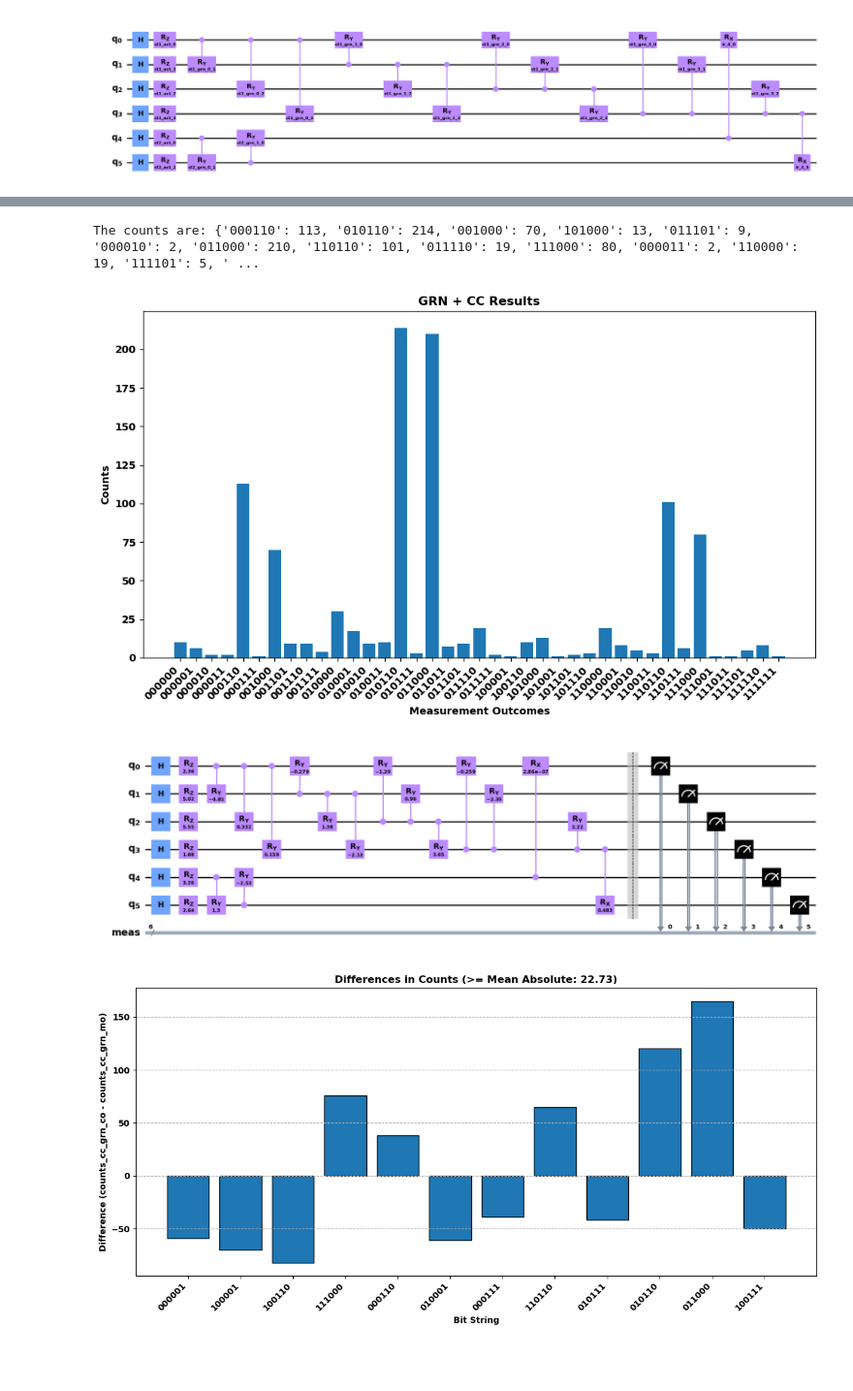
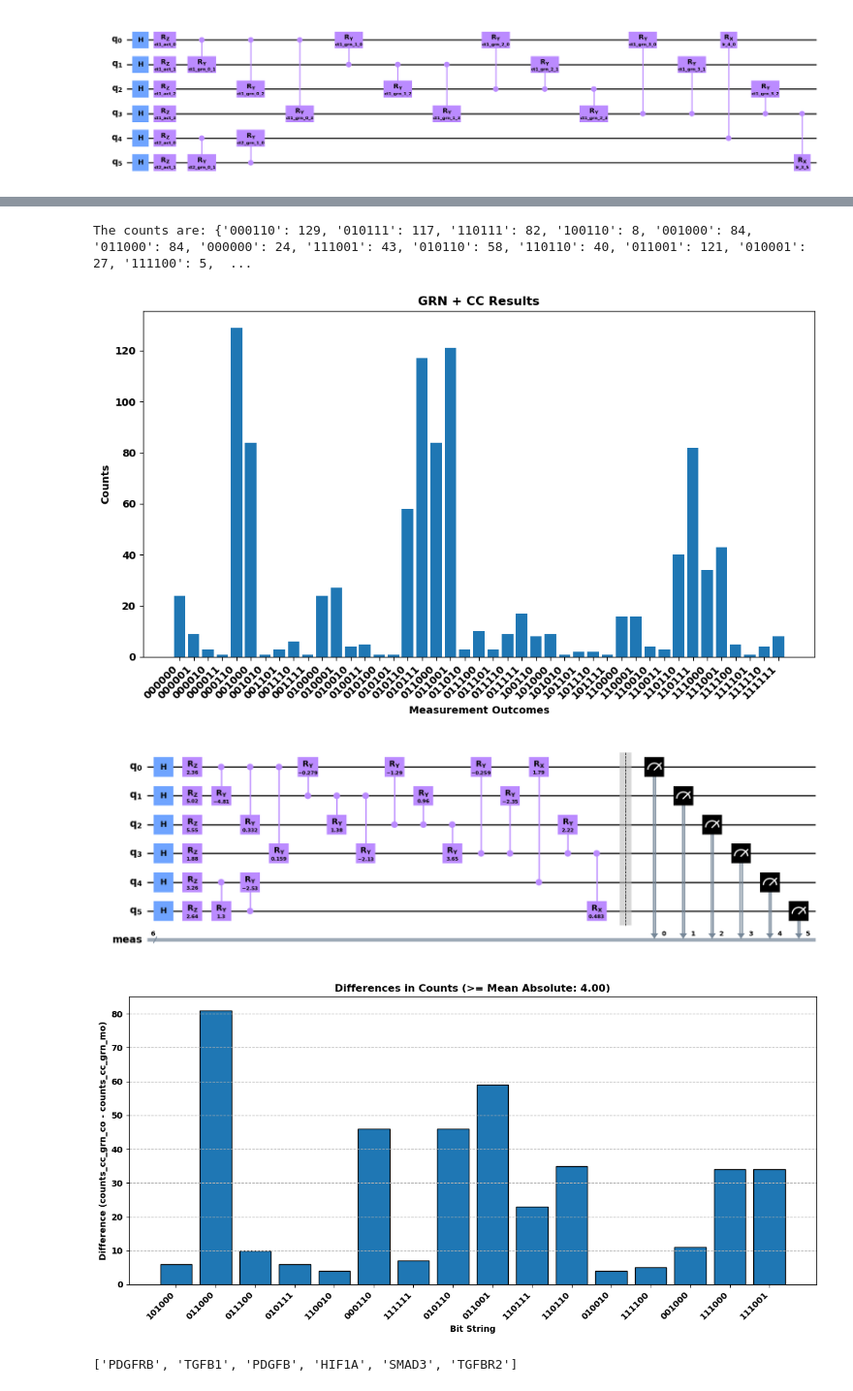
Before and after one commit to cailab-tamu/QuantumXCT, a Jupyter notebook: python/cc_grn_opt.ipynb, the cells around one changed output, grey strips where cells are left out. Shown at 97% size. Cells and saved outputs as stored; diff of their text form; code cells hidden in the pictures; blank space fills up the shorter version.

```diff
--- a/python/cc_grn_opt.ipynb
+++ b/python/cc_grn_opt.ipynb
@@ -274,9 +275,11 @@ The counts are: {'10': 836, '11': 370, '01': 867, '00': 715}
 [figure]
 # %%
 # Extract source and receiver genes efficiently
-gl_source = ['TGFBR2', 'SMAD3', 'HIF1A', 'PDGFB'] # All values from the first column
+#gl_source = ['TGFBR2', 'SMAD3', 'HIF1A', 'PDGFB'] # All values from the first column
+#gl_source = ['TGFBR2', 'PDGFB'] # All values from the first column
+
 #gl_recv =['TGFB1', 'IL6', 'PDGFRB']  # All values from the second column
-gl_recv =['TGFB1', 'PDGFRB']  # All values from the second column
+#gl_recv =['TGFB1', 'PDGFRB']  # All values from the second column
 
 ict1 = adata.obs["BatchID"] == "Cancer Cells (Co)"
 ict2 = adata.obs["BatchID"] == "Fibroblasts (Co)"
@@ -524,8 +527,8 @@ The counts are: {'01': 478, '00': 275, '11': 262, '10': 9}
 #     (3, 6): -1
 # }
 interactions_lr = {
-    (4, 0): -1,
-    (3, 5): -1
+    (ng_ct1, 0): -1,
+    (ng_ct1-1, ng_ct1 + ng_ct2 -1): -1
 }
 
 cc_grn_circuit_mo = create_circuit_lr2(ansatz_grn_ct1_mo, ansatz_grn_ct2_mo, interactions = interactions_lr)
@@ -563,10 +566,9 @@ all_params_lr_mo.update(dict(zip(variable_params_lr.values(), x0_lr)))
 
 print(all_params_lr_mo)
 
-
 interactions = {
-    (4, 0): -1,
-    (3, 6): -1
+    (ng_ct1, 0): -1,
+    (ng_ct1-1, ng_ct1 + ng_ct2 -1): -1
 }
 
 interaction_observable_lr_mo = create_interaction_observable_general(interactions, ng_ct1 + ng_ct2)
@@ -659,8 +661,8 @@ print(all_params_lr_co)
 
 
 interactions = {
-    (4, 0): -1,
-    (3, 6): -1
+    (ng_ct1, 0): -1,
+    (ng_ct1-1, ng_ct1 + ng_ct2 -1): -1
 }
 
 interaction_observable_lr_co = create_interaction_observable_general(interactions, ng_ct1 + ng_ct2)
@@ -712,9 +714,9 @@ counts_cc_grn_co, bound_circuit_cc_grn_co = evaluate_and_plot_ansatz(cc_grn_circ
 
 bound_circuit_cc_grn_co.draw(output="mpl", style="clifford", fold=40)  # Show the circuit plot
 # %% [output]
-The counts are: {'000110': 113, '010110': 214, '001000': 70, '101000': 13, '011101': 9, '000010': 2, '011000': 210, '110110': 101, '011110': 19, '111000': 80, '000011': 2, '110000': 19, '111101': 5, ' ...
+The counts are: {'000110': 129, '010111': 117, '110111': 82, '100110': 8, '001000': 84, '011000': 84, '000000': 24, '111001': 43, '010110': 58, '110110': 40, '011001': 121, '010001': 27, '111100': 5,  ...
-[figure, old version]
+[figure, new version]
-[figure, old version]
+[figure, new version]
 # %%
 import matplotlib.pyplot as plt
 import numpy as np
@@ -730,36 +732,39 @@ for key in set(counts_cc_grn_co.keys()) | set(counts_cc_grn_mo.keys()):
     count_mo = counts_cc_grn_mo.get(key, 0)
     differences[key] = count_co - count_mo
 
 # Extract data for plotting
 bitstrings = list(differences.keys())
 difference_values = list(differences.values())
 
 # Calculate the mean of the absolute differences
 absolute_differences = [abs(diff) for diff in difference_values]
-mean_absolute_difference = np.mean(absolute_differences)
+mean_absolute_difference = np.mean(absolute_differences)/4
+#mean_absolute_difference = 0
 
 # Filter out values below the mean of the absolute differences
 filtered_bitstrings = []
 filtered_differences = []
 
 for i in range(len(difference_values)):
-    if abs(difference_values[i]) >= mean_absolute_difference:
+    #if abs(difference_values[i]) >= mean_absolute_difference:
+    if difference_values[i] >= mean_absolute_difference:
         filtered_bitstrings.append(bitstrings[i])
         filtered_differences.append(difference_values[i])
 
 # Create the bar plot with filtered data
 plt.figure(figsize=(12, 6))
 plt.bar(filtered_bitstrings, filtered_differences, edgecolor='black')
 plt.xlabel('Bit String')
 plt.ylabel('Difference (counts_cc_grn_co - counts_cc_grn_mo)')
 plt.title(f'Differences in Counts (>= Mean Absolute: {mean_absolute_difference:.2f})')
 plt.xticks(rotation=45, ha='right')
 plt.tight_layout()
 plt.grid(axis='y', linestyle='--')
 plt.show()
 print(final_gl)
 # %% [output]
-[figure, old version]
+[figure, new version]
+['PDGFRB', 'TGFB1', 'PDGFB', 'HIF1A', 'SMAD3', 'TGFBR2']
 # %%
 # gene order PDGFRB IL6 TGFB1 PDGFB HIF1A SMAD3 TGFBR2
 #gl_source = ['TGFBR2', 'SMAD3', 'HIF1A', 'PDGFB'] # All values from the first column
```
Also changed, not shown: parts of 9 cells of this notebook, 1 other file.
